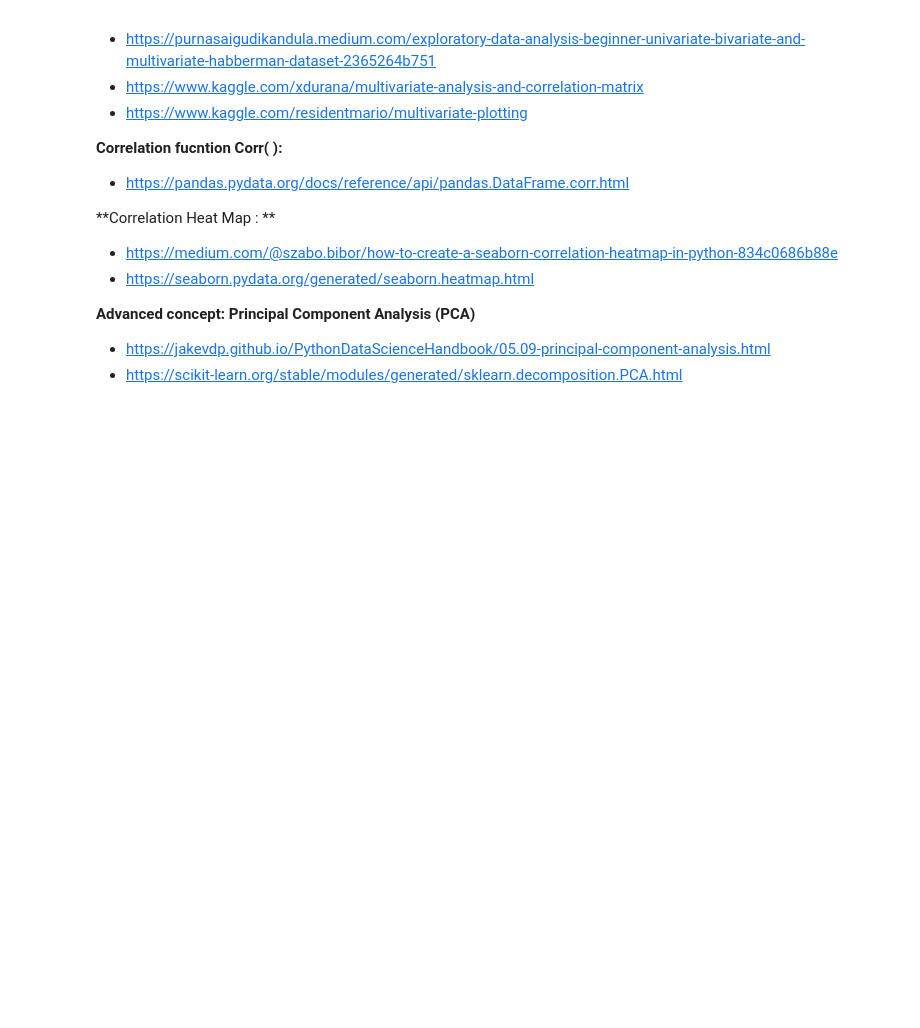
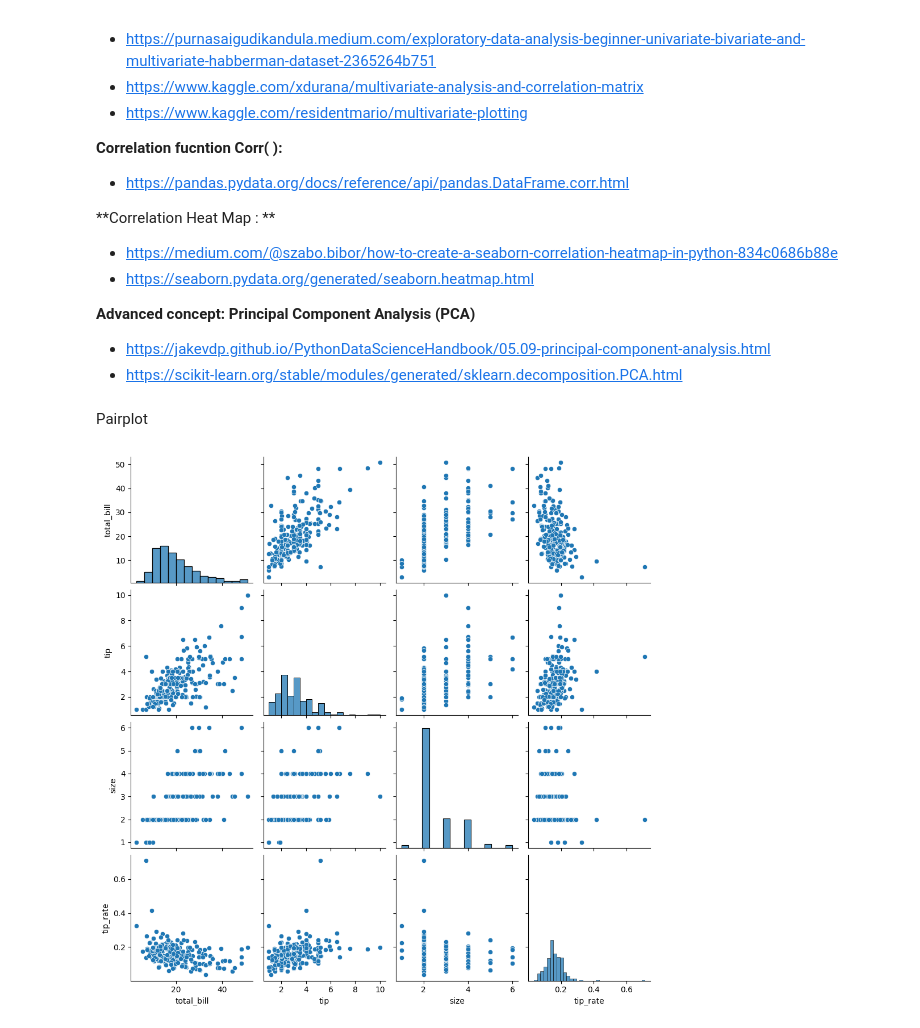
Before and after one commit to gabvyl/data-tips, a Jupyter notebook: TP_Tips.ipynb, the cells around one changed output. Drawn from its saved outputs; the diff is of its cells as text; code cells hidden in the pictures; blank space fills up the shorter version.

```diff
--- a/TP_Tips.ipynb
+++ b/TP_Tips.ipynb
@@ -1045,3 +1044,20 @@ Here are some useful links to give you some ideas.
 **Advanced concept: Principal Component Analysis (PCA)**
 - https://jakevdp.github.io/PythonDataScienceHandbook/05.09-principal-component-analysis.html
 - https://scikit-learn.org/stable/modules/generated/sklearn.decomposition.PCA.html
+# %% [markdown]
+Pairplot
+# %%
+import seaborn as sns
+import matplotlib.pyplot as plt
+
+# Filter out non-numeric columns
+numeric_columns = data_tips.select_dtypes(include=['float64', 'int64'])
+
+# Drop any rows with missing values
+numeric_data = numeric_columns.dropna()
+
+# Plot pairplot
+sns.pairplot(numeric_data)
+plt.show()
+# %% [output]
+[figure, added]
```
Also changed, not shown: parts of 6 cells of this notebook.
